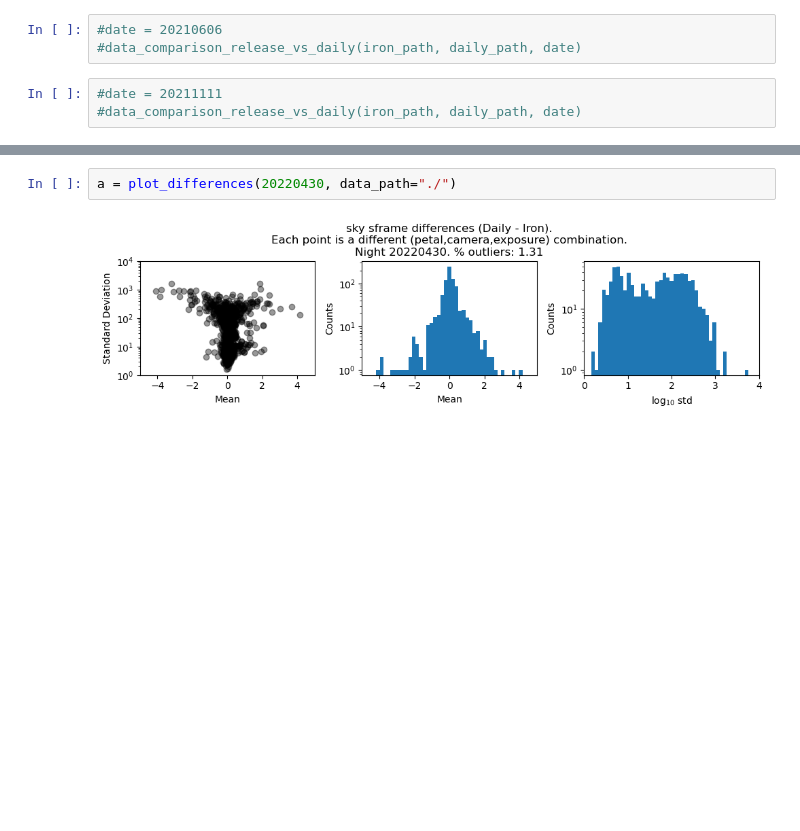
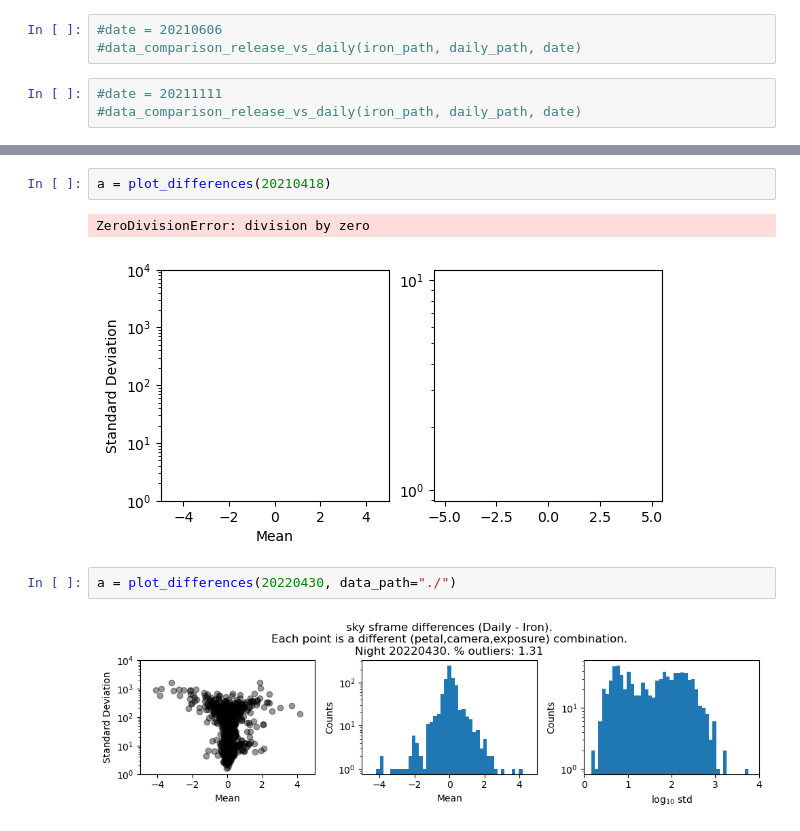
Before and after one commit to forero/desidatavalidation, a Jupyter notebook: nb/compare_sframes.ipynb, the cells around one changed output, grey strips where cells are left out. Cells and saved outputs as stored; diff of their text form; blank space fills up the shorter version.

```diff
--- a/nb/compare_sframes.ipynb
+++ b/nb/compare_sframes.ipynb
@@ -154,3 +162,8 @@ a = plot_differences(20210416)
+# %%
+a = plot_differences(20210418)
+# %% [output]
+ZeroDivisionError: division by zero
+[figure, added]
 # %%
 a = plot_differences(20220430, data_path="./")
 # %% [output]
```
Also changed, not shown: parts of 4 cells of this notebook.
